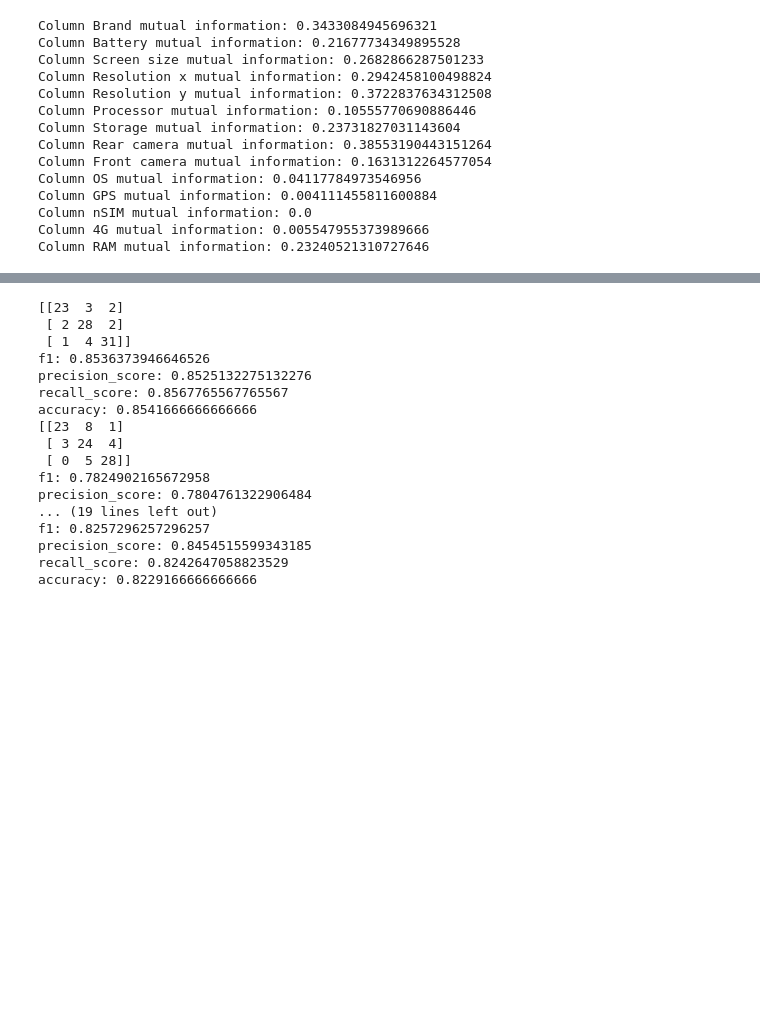
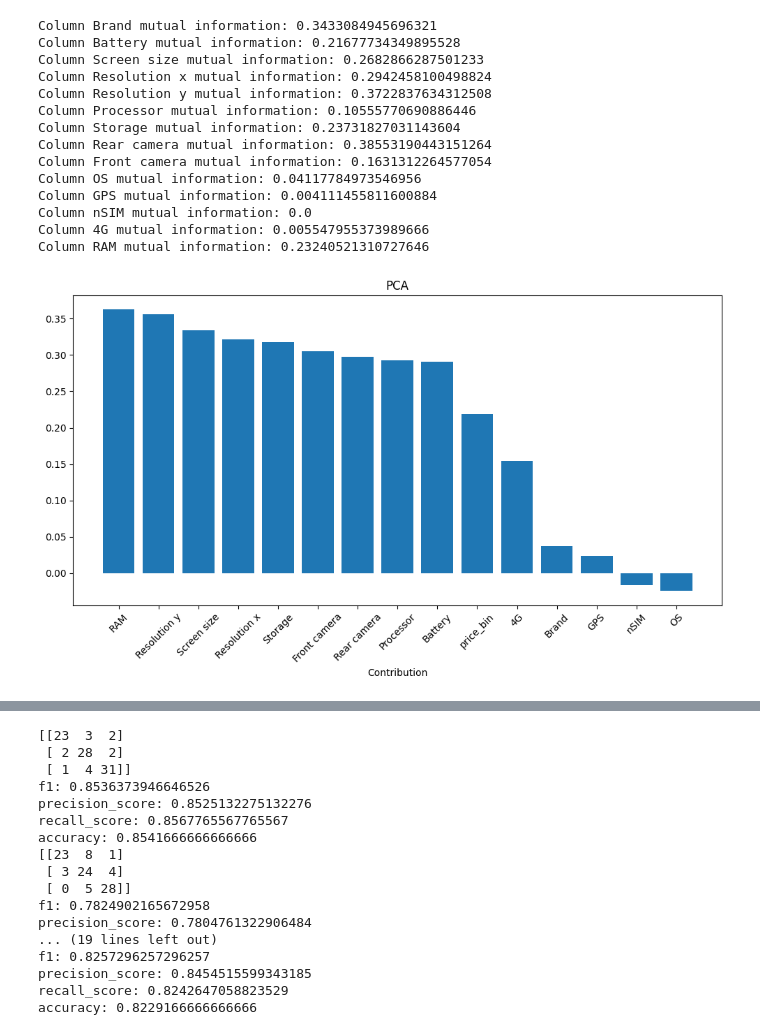
Before and after one commit to dhsiehcode/573_project, a Jupyter notebook: models.ipynb, the cells around one changed output, grey strips where cells are left out. Saved outputs shown, nothing was run; the diff lists cells and outputs as text; code cells hidden in the pictures; blank space fills up the shorter version.

```diff
--- a/models.ipynb
+++ b/models.ipynb
@@ -109,6 +110,39 @@ Column GPS mutual information: 0.004111455811600884
 Column nSIM mutual information: 0.0
 Column 4G mutual information: 0.005547955373989666
 Column RAM mutual information: 0.23240521310727646
+# %%
+from sklearn.decomposition import PCA
+
+def pca(df):
+    df = df.drop(labels=['Price'], axis = 1, inplace=False)
+    scaler = StandardScaler()
+    scaled_data = scaler.fit_transform(df)
+
+    pca = PCA()
+    pca.fit(scaled_data)
+
+    components = pca.components_[0]
+
+    contributions_df = pd.DataFrame({
+        'Feature': df.columns,
+        'Contribution': components
+    })
+
+    contributions_df = contributions_df.sort_values(by='Contribution')[::-1]
+
+    plt.figure(figsize=(10, 6))
+    plt.bar(contributions_df['Feature'], contributions_df['Contribution'])
+    plt.xlabel('Contribution')
+    plt.xticks(rotation=45)
+    plt.title("PCA")
+    plt.tight_layout()
+    plt.show()
+
+df = pd.read_csv('processed.csv', index_col=0)
+
+pca(df)
+# %% [output]
+[figure, added]
 # %%
 df = pd.read_csv('processed.csv', index_col=0)
 
```
Also changed, not shown: parts of 7 cells of this notebook.
